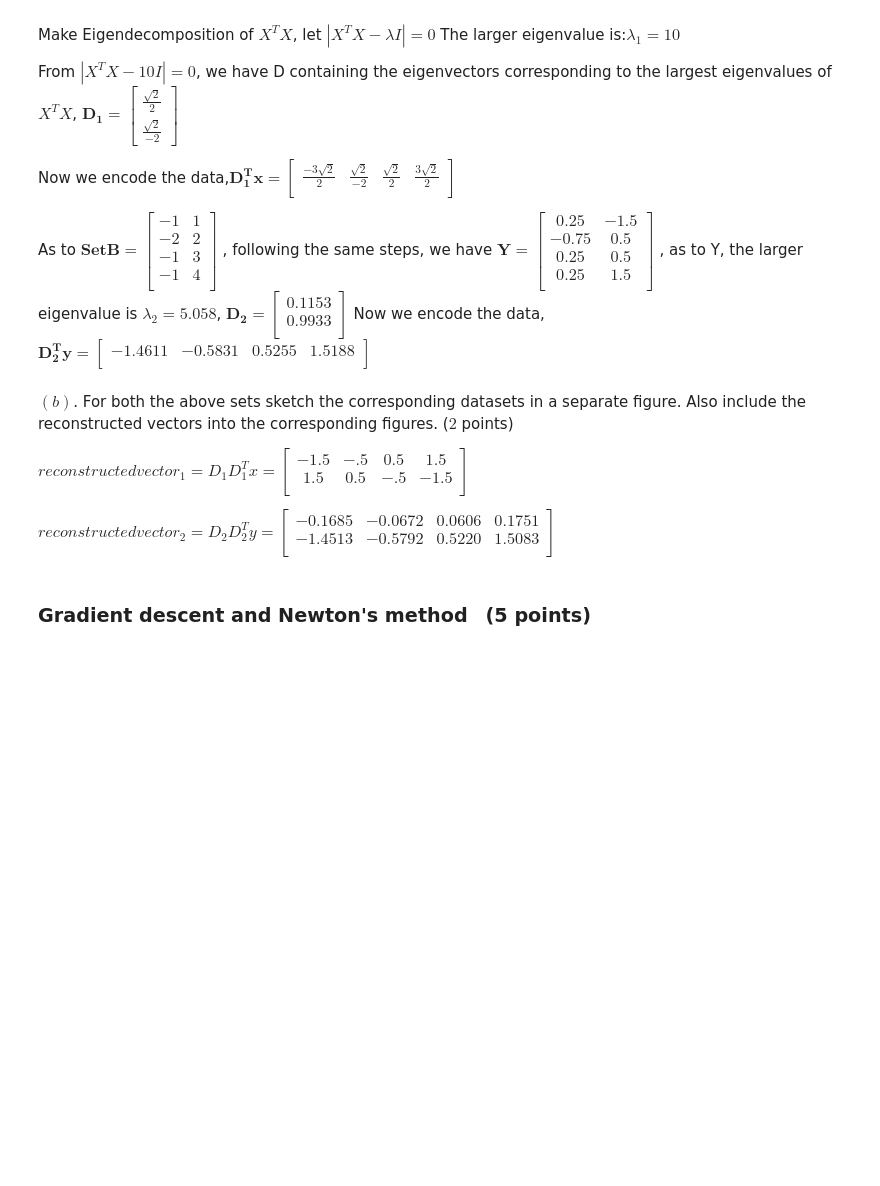
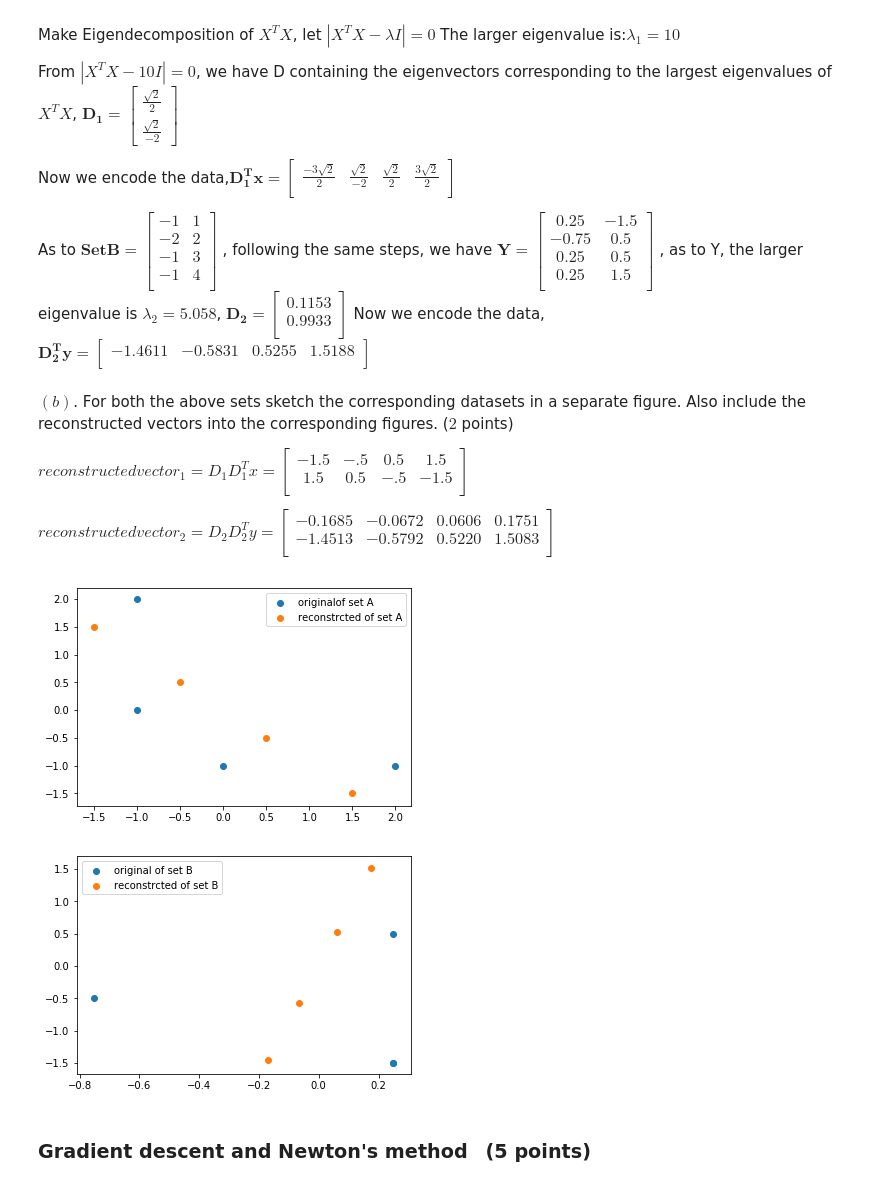
Before and after one commit to Rende/nnia_18, a Jupyter notebook: nniaassignment3final.ipynb, the cells around one changed output. Cells and saved outputs as stored; diff of their text form; code cells hidden in the pictures; blank space fills up the shorter version.

Commit message:
add Ding's plot

```diff
--- a/nniaassignment3final.ipynb
+++ b/nniaassignment3final.ipynb
@@ -148,6 +148,42 @@ $ reconstructed vector_2=D_2D_2^Ty=\left[\begin{array}{cccc}
    -0.1685 & -0.0672 & 0.0606 & 0.1751\\
    -1.4513 & -0.5792 & 0.5220 & 1.5083\\
   \end{array}\right]$
+# %%
+import numpy as np
+import matplotlib.pyplot as plt
+
+x1=np.array([-1,-1,0,2])
+y1=np.array([2,0,-1,-1])
+
+x1_rec=np.array([-1.5,-0.5,0.5,1.5])
+y1_rec=np.array([1.5,0.5,-0.5,-1.5])
+
+
+plt.scatter(x1, y1)
+plt.scatter(x1_rec, y1_rec)
+
+plt.legend(['original of set A', 'reconstructed of set A'], loc='upper right')
+
+plt.show()
+
+
+
+x2=np.array([0.25,-0.75,0.25,0.25])
+y2=np.array([-1.5,-0.5,0.5,-1.5])
+
+x2_rec=np.array([-0.1685,-0.0672,0.0606,0.1751])
+y2_rec=np.array([-1.4513,-0.5792,0.5220,1.5086])
+
+
+plt.scatter(x2, y2)
+plt.scatter(x2_rec, y2_rec)
+
+plt.legend(['original of set B', 'reconstructed of set B'], loc='upper left')
+
+plt.show()
+# %% [output]
+[figure, added]
+[figure, added]
 # %% [markdown]
 ### Gradient descent and Newton's method $~$ (5 points)
 # %% [markdown]
```
